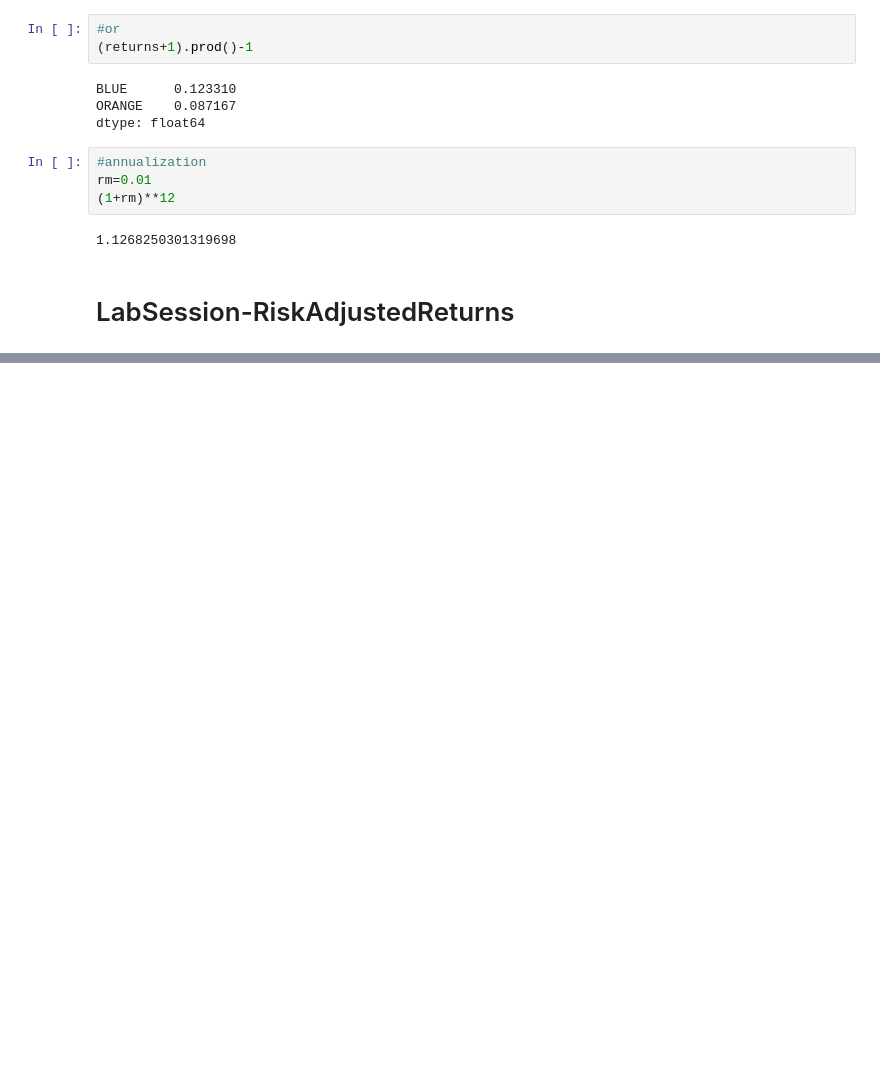
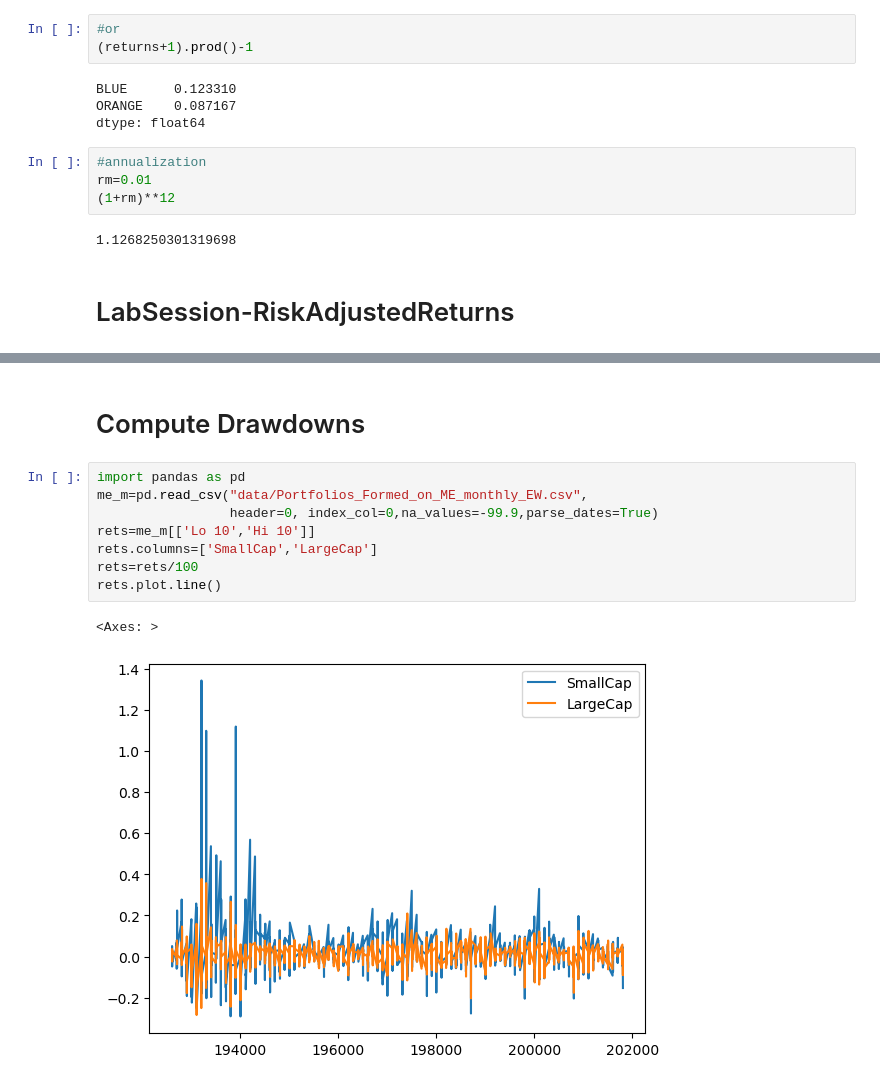
Before and after one commit to TheSmallRaccoon/PortAnalytics---Notes, a Jupyter notebook: MyPractice.ipynb, the cells around one changed output, grey strips where cells are left out. Drawn from its saved outputs; the diff is of its cells as text; blank space fills up the shorter version.

```diff
--- a/MyPractice.ipynb
+++ b/MyPractice.ipynb
@@ -257,0 +455,13 @@ rm=0.01
+# %% [markdown]
+# Compute Drawdowns
+# %%
+import pandas as pd
+me_m=pd.read_csv("data/Portfolios_Formed_on_ME_monthly_EW.csv",
+                 header=0, index_col=0,na_values=-99.9,parse_dates=True)
+rets=me_m[['Lo 10','Hi 10']]
+rets.columns=['SmallCap','LargeCap']
+rets=rets/100
+rets.plot.line()
+# %% [output]
+<Axes: >
+[figure, added]
```
Also changed, not shown: parts of 42 cells of this notebook.
